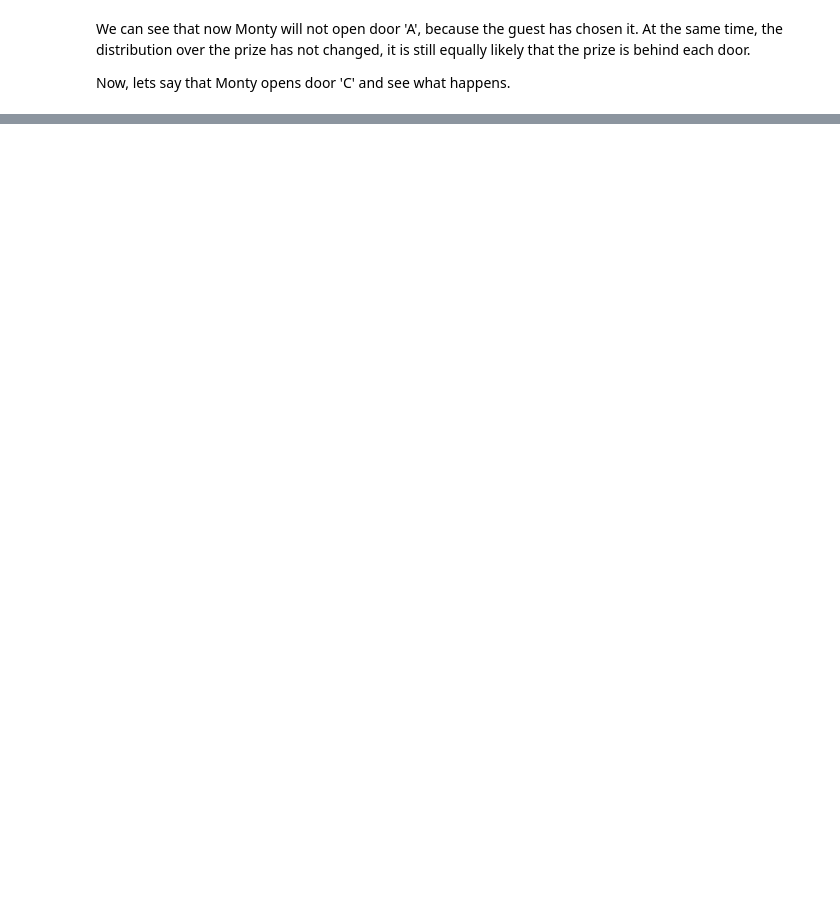
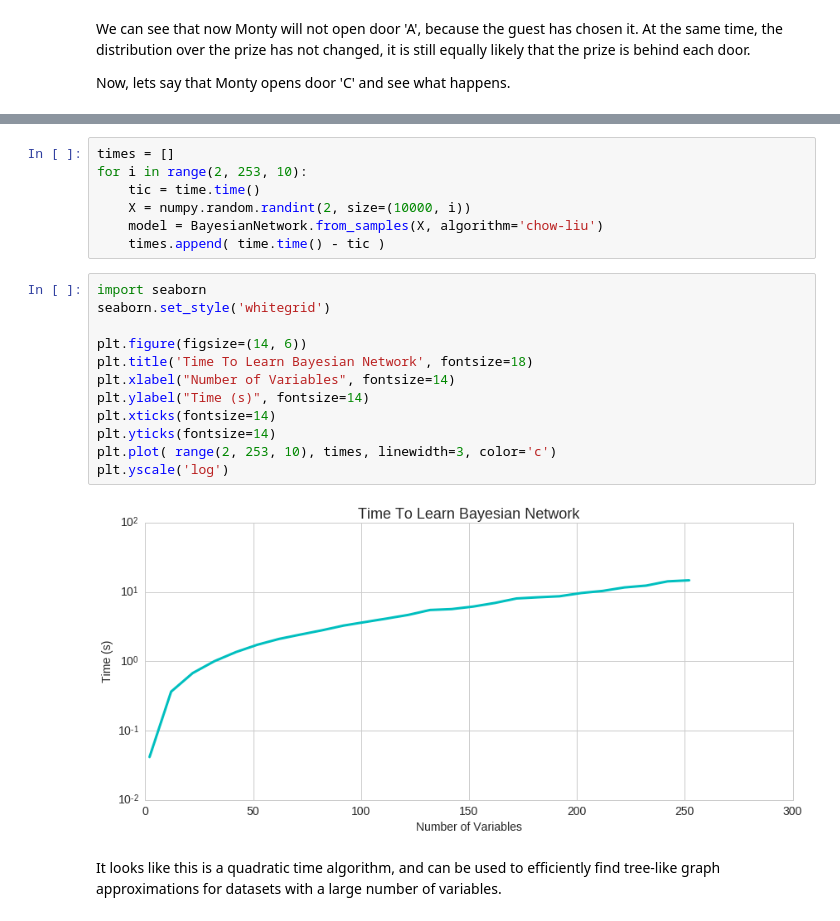
Before and after one commit to jmschrei/pomegranate, a Jupyter notebook: tutorials/Tutorial_4_Bayesian_Networks.ipynb, the cells around one changed output, grey strips where cells are left out. Drawn from its saved outputs; the diff is of its cells as text; blank space fills up the shorter version.

```diff
--- a/tutorials/Tutorial_4_Bayesian_Networks.ipynb
+++ b/tutorials/Tutorial_4_Bayesian_Networks.ipynb
@@ -183,0 +263,23 @@ print network.predict_proba({})
+# %%
+times = []
+for i in range(2, 253, 10):
+    tic = time.time()
+    X = numpy.random.randint(2, size=(10000, i))
+    model = BayesianNetwork.from_samples(X, algorithm='chow-liu')
+    times.append( time.time() - tic )
+# %%
+import seaborn
+seaborn.set_style('whitegrid')
+
+plt.figure(figsize=(14, 6))
+plt.title('Time To Learn Bayesian Network', fontsize=18)
+plt.xlabel("Number of Variables", fontsize=14)
+plt.ylabel("Time (s)", fontsize=14)
+plt.xticks(fontsize=14)
+plt.yticks(fontsize=14)
+plt.plot( range(2, 253, 10), times, linewidth=3, color='c')
+plt.yscale('log')
+# %% [output]
+[figure, added]
+# %% [markdown]
+It looks like this is a quadratic time algorithm, and can be used to efficiently find tree-like graph  approximations for datasets with a large number of variables.
```
Also changed, not shown: parts of 19 cells of this notebook, 3 other files.
